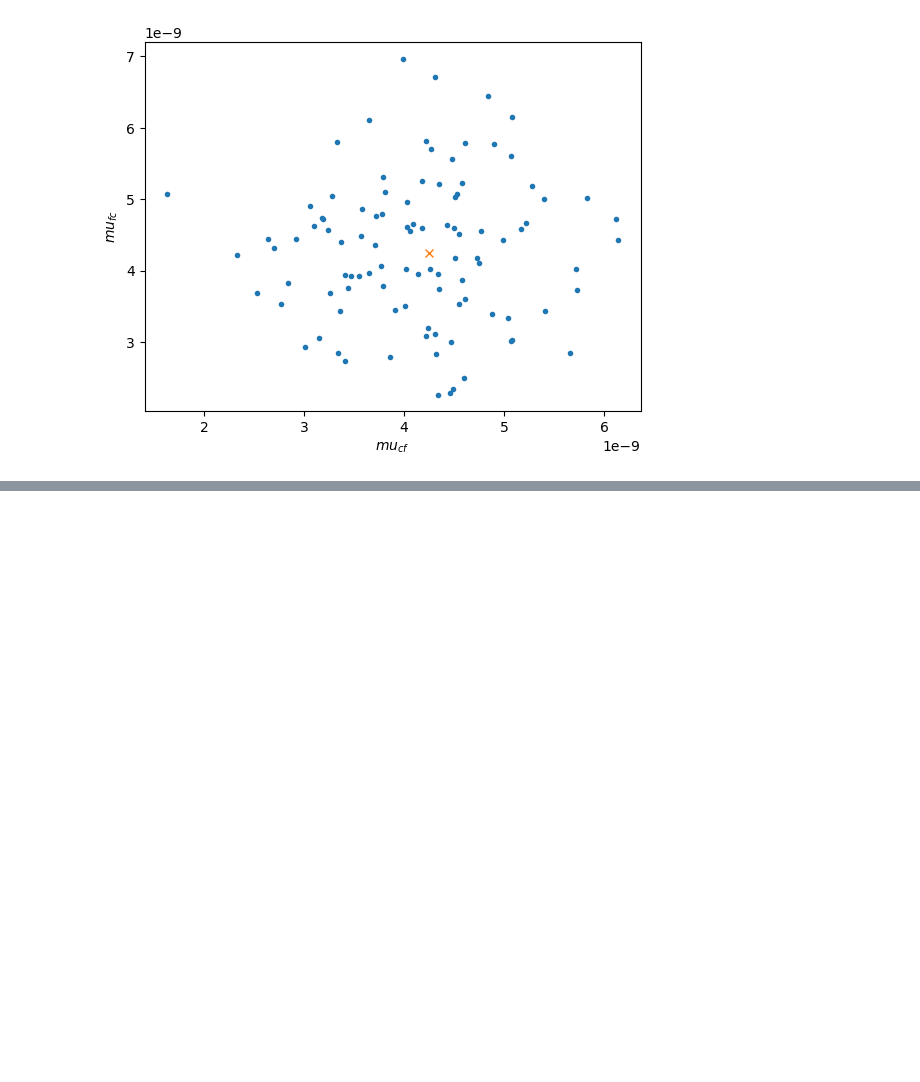
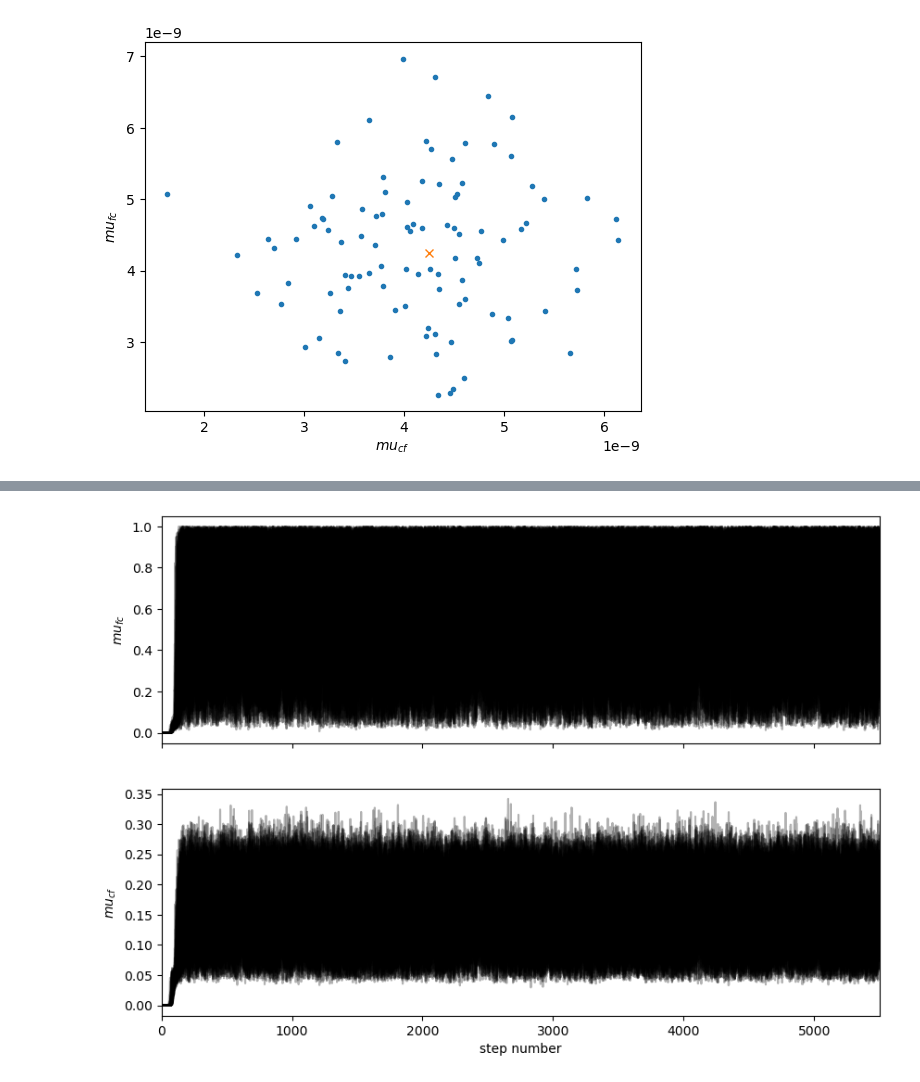
Before and after one commit to mpedraza98/trna, a Jupyter notebook: MCMC_parameters_parallel.ipynb, the cells around one changed output, grey strips where cells are left out. Drawn from its saved outputs; the diff is of its cells as text; code cells hidden in the pictures; blank space fills up the shorter version.

```diff
--- a/MCMC_parameters_parallel.ipynb
+++ b/MCMC_parameters_parallel.ipynb
@@ -90,7 +90,6 @@ class EvolutionExperiment():
         self.__p1 = self.p0.copy()
         for day in np.arange(self.number_days):
             self.solve()
-            self.history[day] = self.sol
             self.__p1 = self.sol[-1] * self.dilution_percentage
             self.daily_fraction[day] = self.sol[-1] / self.sol[-1].sum()
             self.day += 1
@@ -115,7 +114,7 @@ model_experiment.p0 = test_p0
 # %%
 def log_prior(theta):
     mu_fc, mu_cf = theta
-    if mu_fc > 0 and mu_cf > 0:
+    if mu_fc > 0 and mu_fc < 1 and mu_cf > 0 and mu_cf < 1:
         return 0.0
     return -np.inf
 # %% [markdown]
@@ -280,0 +198,14 @@ ValueError: Probability function returned NaN
+# %%
+fig, axes = plt.subplots(2, figsize=(10, 7), sharex=True)
+samples = sampler.get_chain()
+labels = [r"$mu_{fc}$", r"$mu_{cf}$"]
+for i in range(2):
+    ax = axes[i]
+    ax.plot(samples[:, :, i], "k", alpha=0.3)
+    ax.set_xlim(0, len(samples))
+    ax.set_ylabel(labels[i])
+    #ax.yaxis.set_label_coords(-0.1, 0.5)
+
+axes[-1].set_xlabel("step number");
+# %% [output]
+[figure, added]
```
Also changed, not shown: parts of 8 cells of this notebook, 8 other files.
